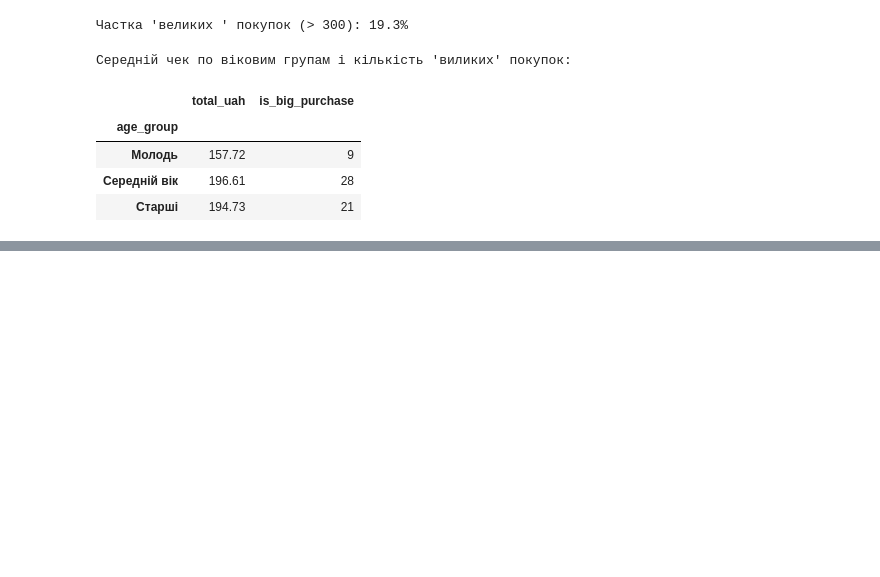
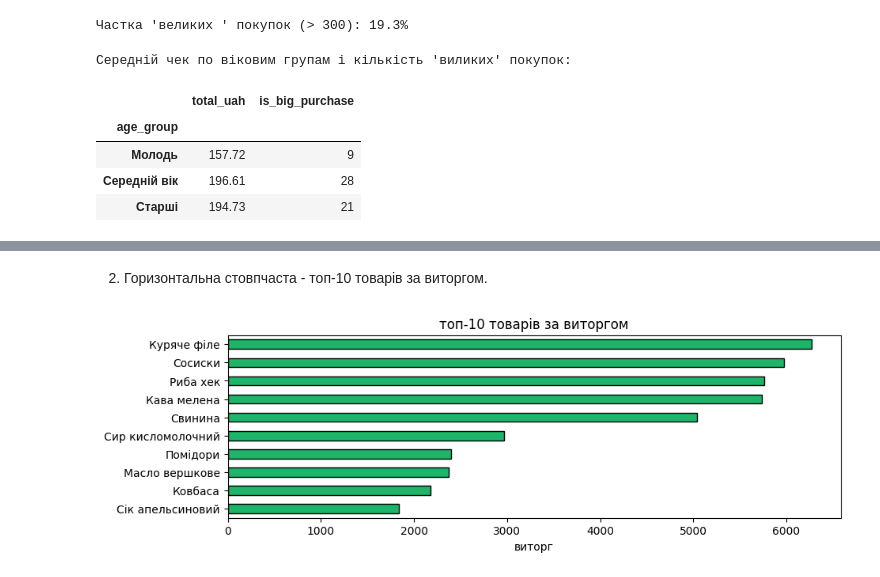
Before and after one commit to rudmaxx/DTA_Python, a Jupyter notebook: project_store_sales_analysis/store_sales_analysis.ipynb, the cells around one changed output, grey strips where cells are left out. Cells and saved outputs as stored; diff of their text form; code cells hidden in the pictures; blank space fills up the shorter version.

```diff
--- a/project_store_sales_analysis/store_sales_analysis.ipynb
+++ b/project_store_sales_analysis/store_sales_analysis.ipynb
@@ -572,0 +592,18 @@ df.groupby('age_group',observed=True).agg({
+# %% [markdown]
+2. Горизонтальна стовпчаста - топ-10 товарів за виторгом.
+# %%
+fig = plt.figure(figsize=(10,3))
+
+top10_revenue = df.groupby('product')['total_uah'].sum().sort_values().tail(10)
+top10_revenue.plot(
+    kind='barh',
+    # color='coral'
+    color='#1db569',
+    edgecolor='black'
+)
+plt.title('топ-10 товарів за виторгом')
+plt.xlabel('виторг')
+plt.ylabel('')
+plt.show()
+# %% [output]
+[figure, added]
```
Also changed, not shown: parts of 7 cells of this notebook.
